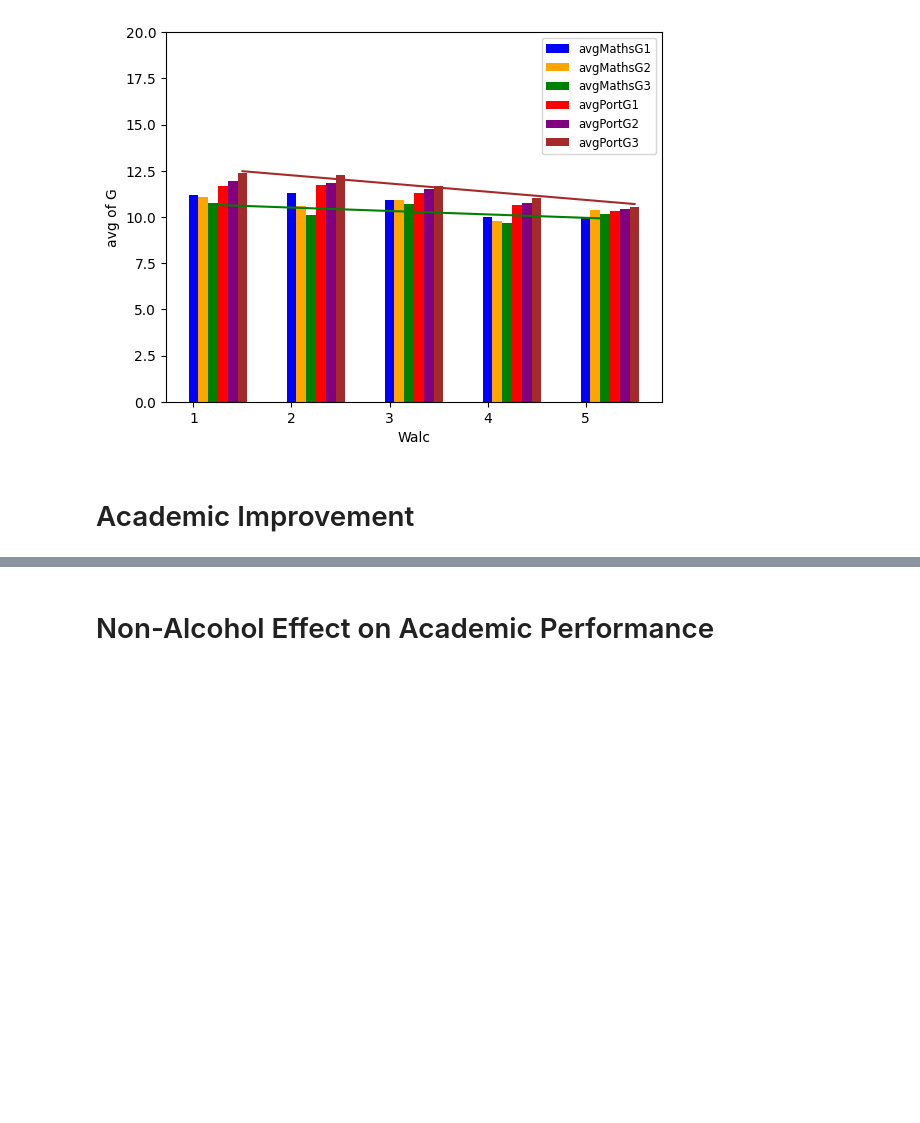
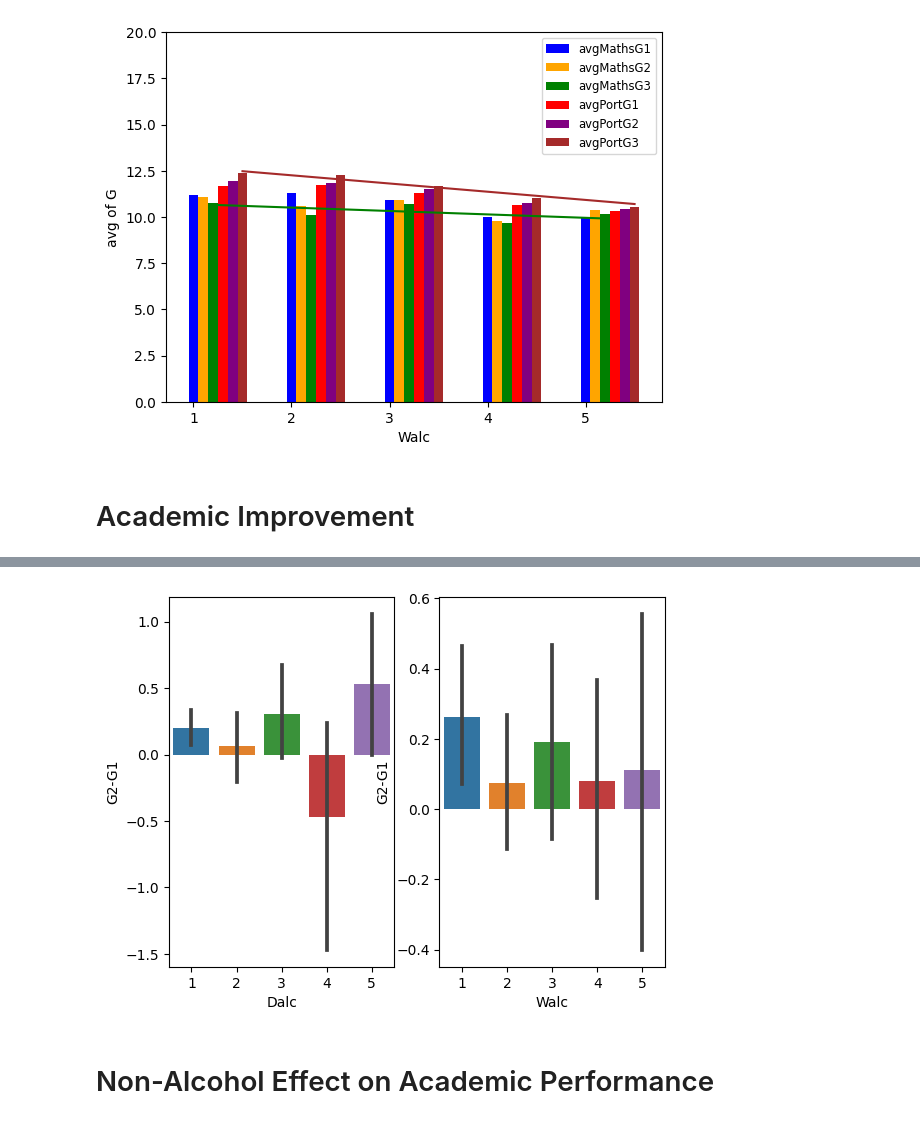
Before and after one commit to KeterWen/22FALL_ECE143_GROUP13, a Jupyter notebook: ECE143_visualization.ipynb, the cells around one changed output, grey strips where cells are left out. Cells and saved outputs as stored; diff of their text form; code cells hidden in the pictures; blank space fills up the shorter version.

```diff
--- a/ECE143_visualization.ipynb
+++ b/ECE143_visualization.ipynb
@@ -101,3 +100,8 @@ plot_utils.plot_bar_Walc_vs_G(df_maths, df_port)
+# %%
+df_port['G2-G1'] = df_port['G2'] - df_port['G1']
+plot_utils.plot_box(df_port, ["Dalc", "Walc"], ["G2-G1"], "./plot/port_improvment.png", show=True)
+# %% [output]
+[figure, added]
 # %% [markdown]
 # Non-Alcohol Effect on Academic Performance
 # %%
```
Also changed, not shown: parts of 2 cells of this notebook, 4 other files.
